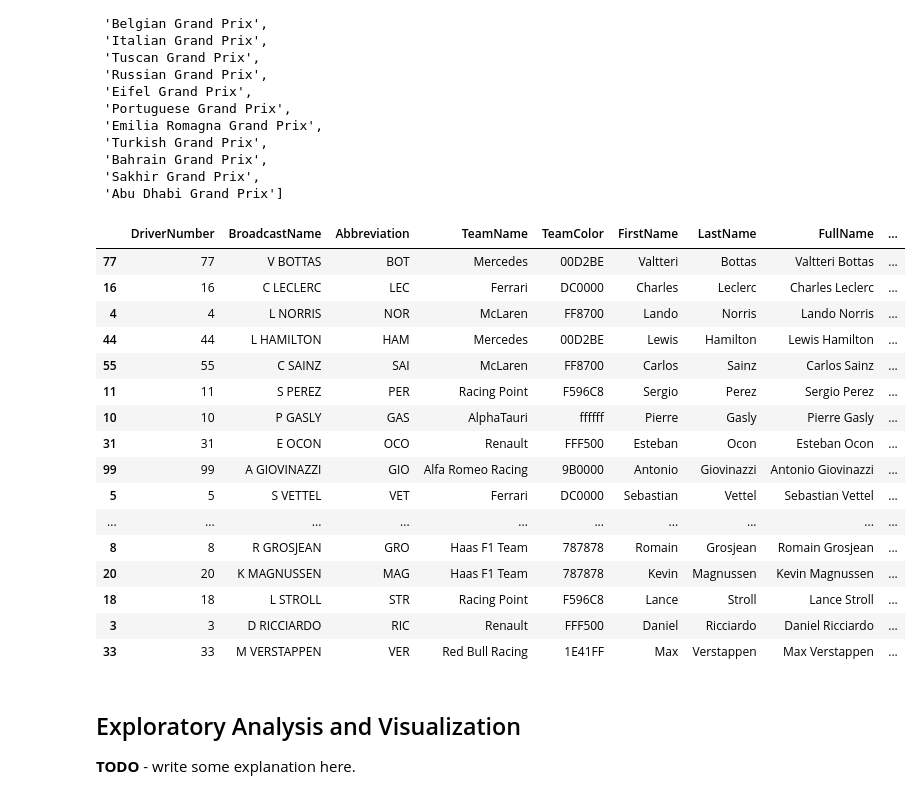
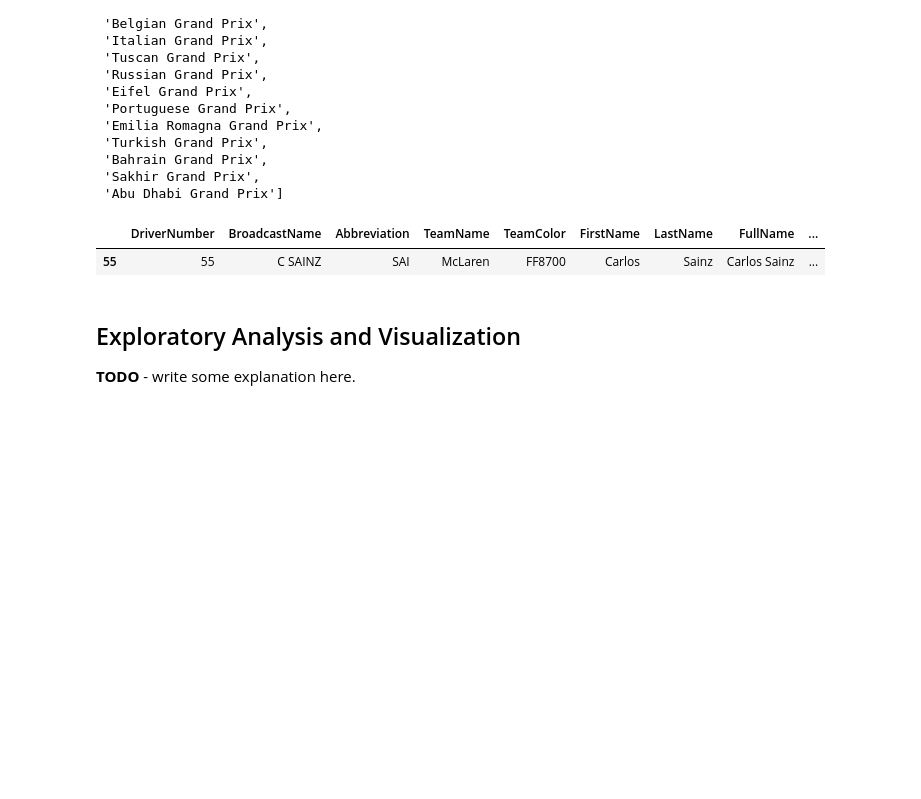
Before and after one commit to Zoibderg/F1-Analysis, a Jupyter notebook: Hybrid_Era_Analysis.ipynb, the cells around one changed output. Saved outputs shown, nothing was run; the diff lists cells and outputs as text; code cells hidden in the pictures; blank space fills up the shorter version.

```diff
--- a/Hybrid_Era_Analysis.ipynb
+++ b/Hybrid_Era_Analysis.ipynb
@@ -221,13 +221,13 @@ class FormulaOneDataPreper:
 
         if year is None and event is None:
             # NO YEAR OR EVENT SPECIFIED, GET ALL EVENTS FOR ALL SCHEDULED YEARS
-            self.event_data_all()
+            self.event_data_helper_all()
         elif year is None:
             # NO YEAR SPECIFIED, GET ALL EVENTS FOR THE SPECIFIED EVENT
-            self.event_data_event(event, session)
+            self.event_data_helper_event(event, session)
         elif event is None:
             # NO EVENT SPECIFIED, GET ALL EVENTS FOR THE SPECIFIED YEAR
-            self.event_data_year(year, session)
+            self.event_data_helper_year(year, session)
         else:
             # SPECIFIED YEAR, EVENT,  GET THE SPECIFIED EVENT
             data = fastf1.get_session(year, event, session)
@@ -235,7 +235,7 @@ class FormulaOneDataPreper:
             results = data.results
             self.event_data[year][event] = results
 
-    def event_data_all(self):
+    def event_data_helper_all(self):
         events = {}
         for i in range(self.start, self.end):
             year_stage = {}
@@ -251,7 +251,7 @@ class FormulaOneDataPreper:
             events[i] = year_stage
         self.event_data = events
 
-    def event_data_event(self, event, session):
+    def event_data_helper_event(self, event, session):
         events = {}
         for i in range(self.start, self.end):
             year_stage = {}
@@ -270,7 +270,7 @@ class FormulaOneDataPreper:
             events[i] = year_stage
         self.event_data = events
 
-    def event_data_year(self, year, session):
+    def event_data_helper_year(self, year, session):
         if year in self.events:
             year_stage = {}
             for event in self.events[year]:
@@ -363,25 +363,10 @@ events
  'Sakhir Grand Prix',
  'Abu Dhabi Grand Prix']
 # %%
-event_data['Austrian Grand Prix']
+event_data['Styrian Grand Prix']
 # %% [output]
 |  | DriverNumber | BroadcastName | Abbreviation | TeamName | TeamColor | FirstName | LastName | FullName | ... |
-| 77 | 77 | V BOTTAS | BOT | Mercedes | 00D2BE | Valtteri | Bottas | Valtteri Bottas | ... |
-| 16 | 16 | C LECLERC | LEC | Ferrari | DC0000 | Charles | Leclerc | Charles Leclerc | ... |
-| 4 | 4 | L NORRIS | NOR | McLaren | FF8700 | Lando | Norris | Lando Norris | ... |
-| 44 | 44 | L HAMILTON | HAM | Mercedes | 00D2BE | Lewis | Hamilton | Lewis Hamilton | ... |
 | 55 | 55 | C SAINZ | SAI | McLaren | FF8700 | Carlos | Sainz | Carlos Sainz | ... |
-| 11 | 11 | S PEREZ | PER | Racing Point | F596C8 | Sergio | Perez | Sergio Perez | ... |
-| 10 | 10 | P GASLY | GAS | AlphaTauri | ffffff | Pierre | Gasly | Pierre Gasly | ... |
-| 31 | 31 | E OCON | OCO | Renault | FFF500 | Esteban | Ocon | Esteban Ocon | ... |
-| 99 | 99 | A GIOVINAZZI | GIO | Alfa Romeo Racing | 9B0000 | Antonio | Giovinazzi | Antonio Giovinazzi | ... |
-| 5 | 5 | S VETTEL | VET | Ferrari | DC0000 | Sebastian | Vettel | Sebastian Vettel | ... |
-| ... | ... | ... | ... | ... | ... | ... | ... | ... | ... |
-| 8 | 8 | R GROSJEAN | GRO | Haas F1 Team | 787878 | Romain | Grosjean | Romain Grosjean | ... |
-| 20 | 20 | K MAGNUSSEN | MAG | Haas F1 Team | 787878 | Kevin | Magnussen | Kevin Magnussen | ... |
-| 18 | 18 | L STROLL | STR | Racing Point | F596C8 | Lance | Stroll | Lance Stroll | ... |
-| 3 | 3 | D RICCIARDO | RIC | Renault | FFF500 | Daniel | Ricciardo | Daniel Ricciardo | ... |
-| 33 | 33 | M VERSTAPPEN | VER | Red Bull Racing | 1E41FF | Max | Verstappen | Max Verstappen | ... |
 # %%
 # LETS MAKE ANOTHER JOVIAN COMMIT
 jovian.commit(project=project_name, filename=project_file, files=["explore_ergast.py","explore_ergastpy.py", "notebook_source", "cache"])
```
